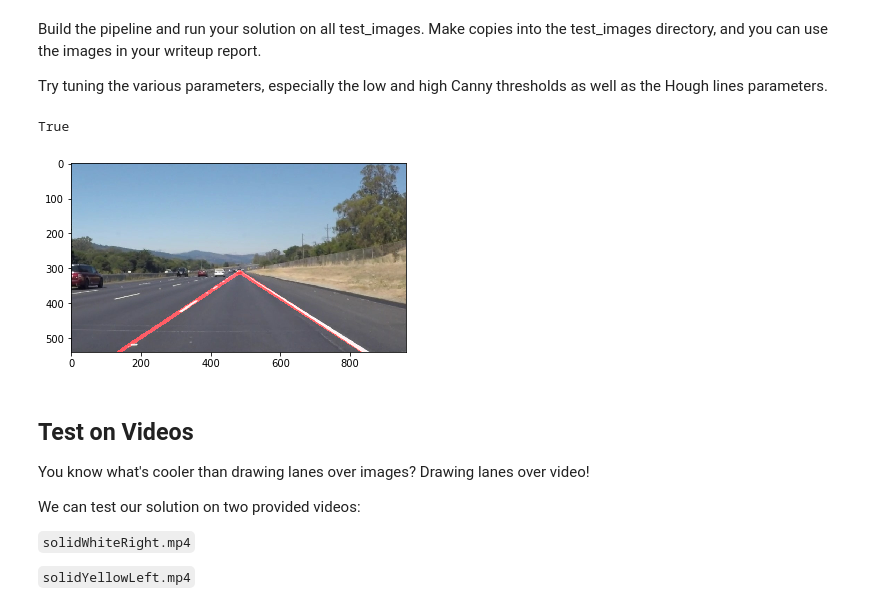
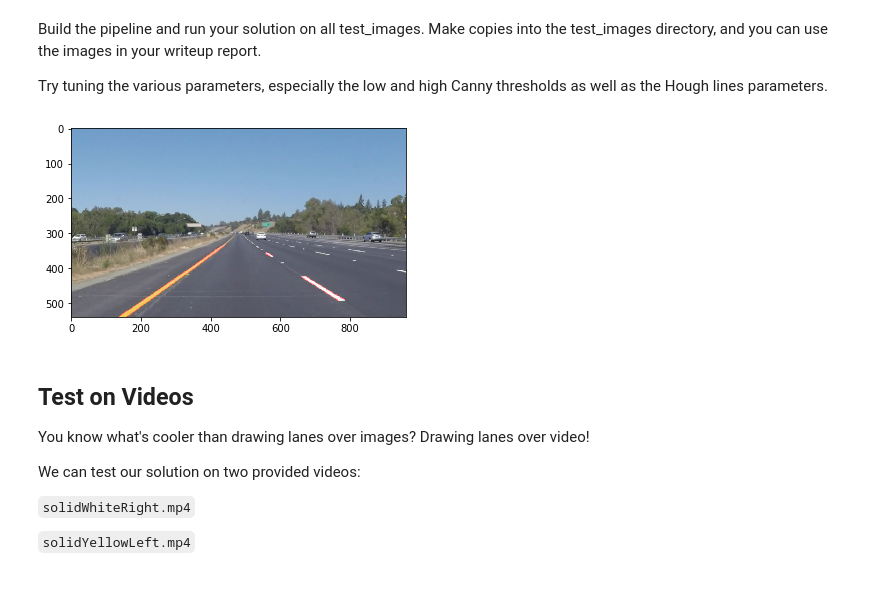
Before and after one commit to coalaroot/CarND-LaneLines-P1, a Jupyter notebook: P1.ipynb, the cells around one changed output. Cells and saved outputs as stored; diff of their text form; code cells hidden in the pictures.

Commit message:
images output

```diff
--- a/P1.ipynb
+++ b/P1.ipynb
@@ -159,6 +159,8 @@ def draw_lines(img, lines, color=[255,0,0], thickness=10):
                 elif slope > 0 and slope < 2:
                     l_slope.append(slope)
                     l_center.append(center)
+                cv2.line(img, (x1,y1), (x2, y2), color, 2)
+
     avg_r_slope = np.sum(r_slope)/len(r_slope)
     avg_l_slope = np.sum(l_slope)/len(l_slope)
 
@@ -181,8 +183,8 @@ def draw_lines(img, lines, color=[255,0,0], thickness=10):
     x_intrsct = int((r_b-l_b)//(avg_l_slope - avg_r_slope))
     y_intrsct = int(round(avg_l_slope*x_intrsct + l_b))
 
-    cv2.line(img, (l_x1,l_y1), (x_intrsct,y_intrsct), color, thickness)
-    cv2.line(img, (r_x1,r_y1), (x_intrsct,y_intrsct), color, thickness)
+#     cv2.line(img, (l_x1,l_y1), (x_intrsct,y_intrsct), color, thickness)
+#     cv2.line(img, (r_x1,r_y1), (x_intrsct,y_intrsct), color, thickness)
 
 
 def hough_lines(img, rho, theta, threshold, min_line_len, max_line_gap):
@@ -233,49 +235,35 @@ Build the pipeline and run your solution on all test_images. Make copies into th
 
 Try tuning the various parameters, especially the low and high Canny thresholds as well as the Hough lines parameters.
 # %%
-# TODO: Build your pipeline that will draw lane lines on the test_images
-# then save them to the test_images directory
-# for image_name in os.listdir("test_images/"):
-#     image = mpimg.imread('test_images/' + image_name)
+for image_name in os.listdir("test_images/"):
+    image = mpimg.imread('test_images/' + image_name)
 
-im2 = np.copy(image)
+    im2 = np.copy(image)
 
-im2 = grayscale(im2)
-im2 = gaussian_blur(im2, 5)
-im2 = canny(im2, 90, 180)
+    im2 = grayscale(im2)
+    im2 = gaussian_blur(im2, 5)
+    im2 = canny(im2, 90, 180)
 
-y = image.shape[0]
-x = image.shape[1]
-left_bottom = [0, y]
-right_bottom = [x, y]
-apex = [x//2, 315]
-triangle = np.array([left_bottom, right_bottom, apex])
-im2 = region_of_interest(im2, [triangle])
+    y = image.shape[0]
+    x = image.shape[1]
+    left_bottom = [0, y]
+    right_bottom = [x, y]
+    apex = [x//2, 315]
+    triangle = np.array([left_bottom, right_bottom, apex])
+    im2 = region_of_interest(im2, [triangle])
 
-# plt.imshow(im2)
-
-rho = 1
-theta = np.pi/180
-threshold = 10
-min_line_length = 6
-max_line_gap = 5
-im2 = hough_lines(im2, rho, theta, threshold, min_line_length, max_line_gap)
-
-dst = weighted_img(im2, image, 1)
-
-image_to_write = cv2.cvtColor(dst, cv2.COLOR_RGB2BGR)
-
-plt.imshow(dst)
-
-    ############
-
-#     plt.imshow(im2, cmap='gray')
-#     plt.imshow(output, cmap='gray')
-
-cv2.imwrite('output.jpg', image_to_write)
+    rho = 1
+    theta = np.pi/180
+    threshold = 10
+    min_line_length = 6
+    max_line_gap = 5
+    im2 = hough_lines(im2, rho, theta, threshold, min_line_length, max_line_gap)
+    dst = weighted_img(im2, image, 1)
+    image_to_write = cv2.cvtColor(dst, cv2.COLOR_RGB2BGR)
+    plt.imshow(dst)
+    cv2.imwrite('output' + image_name, image_to_write)
 # %% [output]
-True
-[figure, old version]
+[figure, new version]
 # %% [markdown]
 ## Test on Videos
 
```
Also changed, not shown: 14 other files.
